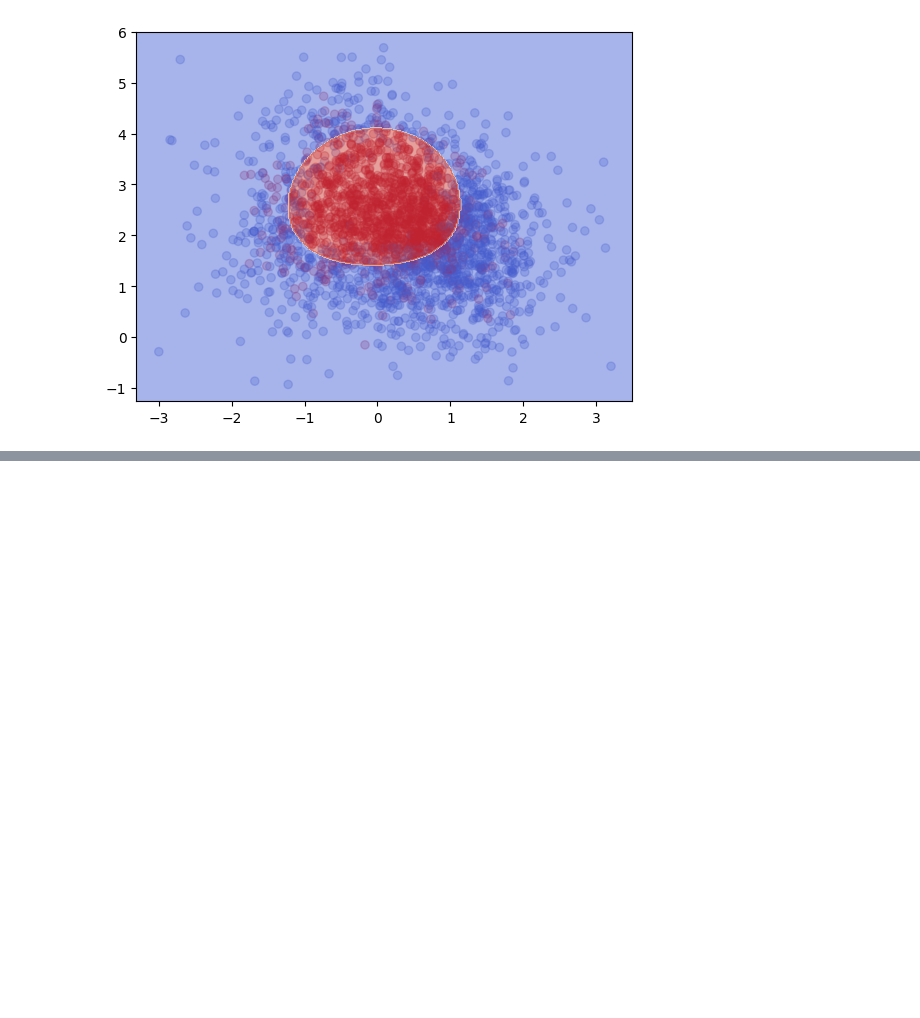
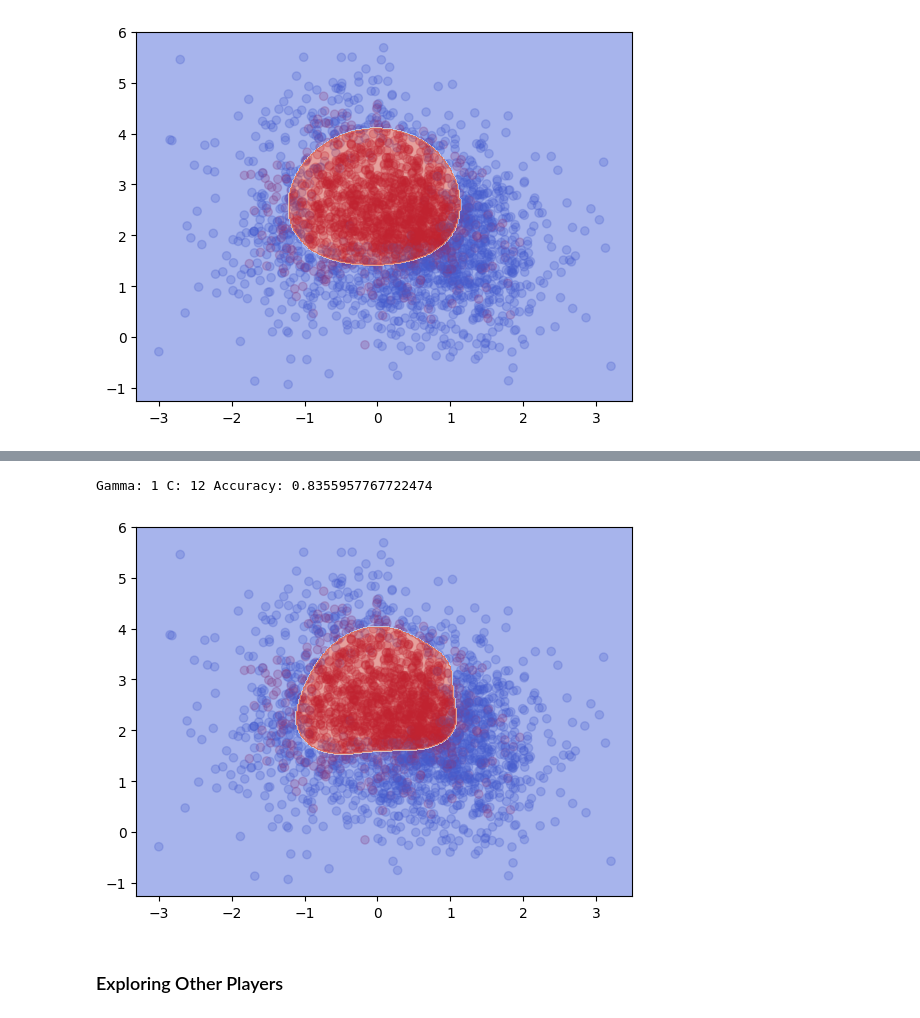
Before and after one commit to dogukanozcelik/Baseball_Strike_Zone, a Jupyter notebook: script.ipynb, the cells around one changed output, grey strips where cells are left out. Cells and saved outputs as stored; diff of their text form; code cells hidden in the pictures; blank space fills up the shorter version.

Commit message:
Other Players Explored

```diff
--- a/script.ipynb
+++ b/script.ipynb
@@ -118,15 +92,0 @@ plt.show()
-# %%
-acc_list = []
-gamma_list = range(1, 16)
-c_list = range(1, 16)
-
-for gamma in gamma_list:
-    for c in c_list:
-        clf = SVC(gamma=gamma, C=c)
-        clf.fit(training_set[['plate_x', 'plate_z']], training_set['type'])
-        acc_list.append(clf.score(validation_set[['plate_x', 'plate_z']], validation_set['type']))
-# %%
-max_accuracy = np.max(acc_list)
-best_gamma = gamma_list[np.argmax(acc_list)]
-best_c = c_list[np.argmax(acc_list)]
-print('Gamma:', best_gamma, "C:", best_c, "Accuracy:", max_accuracy)
@@ -144,0 +118,34 @@ plt.show()
+# %%
+def find_best_params(training_set, validation_set):
+    best_acc = 0
+    best_gamma = None
+    best_c = None
+
+    for gamma in range(1, 16):
+        for c in range(1, 16):
+            clf = SVC(gamma=gamma, C=c)
+            clf.fit(training_set[['plate_x', 'plate_z']], training_set['type'])
+            acc = clf.score(validation_set[['plate_x', 'plate_z']], validation_set['type'])
+            if acc > best_acc:
+                best_gamma = gamma
+                best_c = c
+                best_acc = acc
+
+    return {'gamma': best_gamma, 'c': best_c, 'accuracy': best_acc}
+# %%
+best_params = find_best_params(training_set, validation_set)
+print('Gamma:', best_params['gamma'], "C:", best_params['c'], 'Accuracy:', best_params['accuracy'])
+# %% [output]
+Gamma: 1 C: 12 Accuracy: 0.8355957767722474
+# %%
+best_model = SVC(gamma=best_params['gamma'], C=best_params['c'])
+best_model.fit(training_set[['plate_x', 'plate_z']], training_set['type'])
+
+fig, ax = plt.subplots()
+ax.scatter(x='plate_x', y='plate_z', c='type', data=aaron_judge, cmap=plt.cm.coolwarm, alpha=0.25)
+draw_boundary(ax, best_model)
+plt.show()
+# %% [output]
+[figure, added]
+# %% [markdown]
+### Exploring Other Players
```
Also changed, not shown: parts of 17 cells of this notebook.
